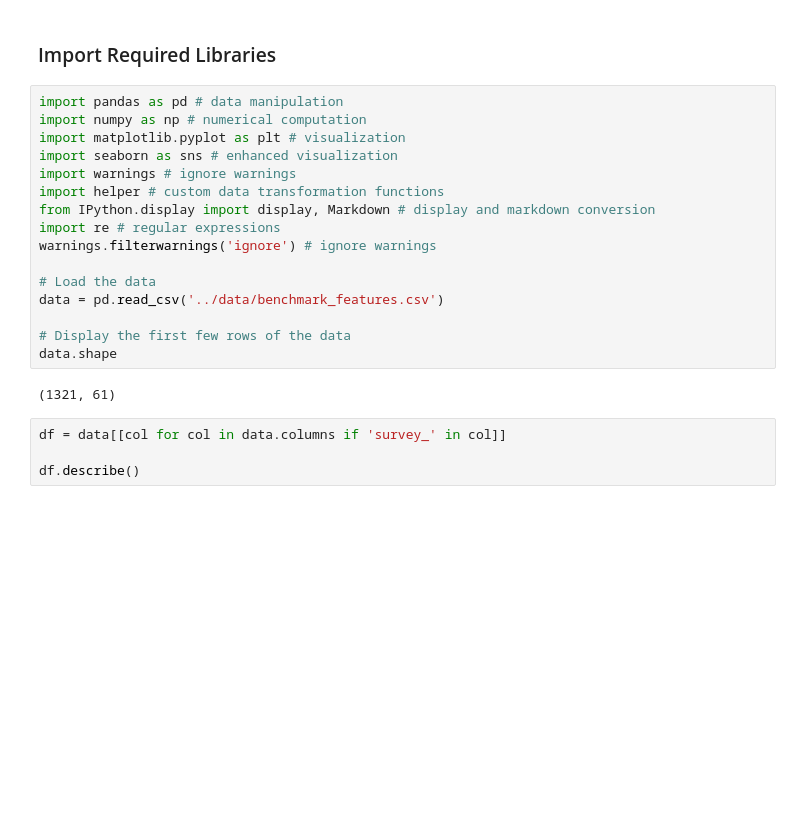
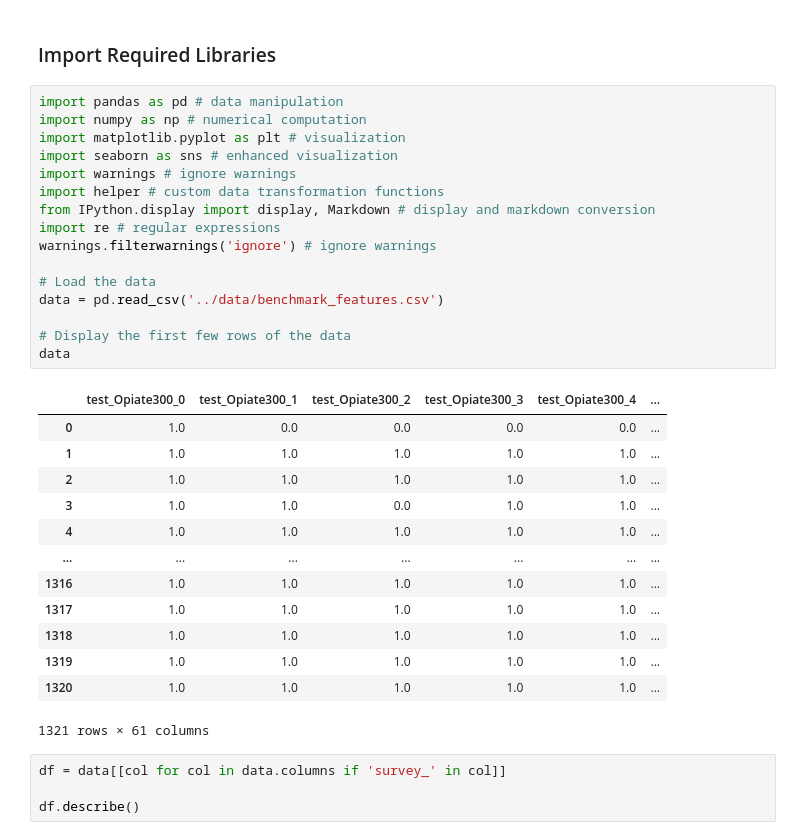
Before and after one commit to DanHerman212/precision_medicine, a Jupyter notebook: code/2_exploratory_analysis.ipynb, the cells around one changed output. Cells and saved outputs as stored; diff of their text form; blank space fills up the shorter version.

```diff
--- a/code/2_exploratory_analysis.ipynb
+++ b/code/2_exploratory_analysis.ipynb
@@ -24,21 +24,33 @@ The analysis will include three steps:<br>
 # %%
 import pandas as pd # data manipulation
 import numpy as np # numerical computation
 import matplotlib.pyplot as plt # visualization
 import seaborn as sns # enhanced visualization
 import warnings # ignore warnings
 import helper # custom data transformation functions
 from IPython.display import display, Markdown # display and markdown conversion
 import re # regular expressions
 warnings.filterwarnings('ignore') # ignore warnings
 
 # Load the data
 data = pd.read_csv('../data/benchmark_features.csv')
 
 # Display the first few rows of the data
-data.shape
+data
 # %% [output]
+|  | test_Opiate300_0 | test_Opiate300_1 | test_Opiate300_2 | test_Opiate300_3 | test_Opiate300_4 | ... |
+| 0 | 1.0 | 0.0 | 0.0 | 0.0 | 0.0 | ... |
+| 1 | 1.0 | 1.0 | 1.0 | 1.0 | 1.0 | ... |
+| 2 | 1.0 | 1.0 | 1.0 | 1.0 | 1.0 | ... |
+| 3 | 1.0 | 1.0 | 0.0 | 1.0 | 1.0 | ... |
+| 4 | 1.0 | 1.0 | 1.0 | 1.0 | 1.0 | ... |
+| ... | ... | ... | ... | ... | ... | ... |
+| 1316 | 1.0 | 1.0 | 1.0 | 1.0 | 1.0 | ... |
+| 1317 | 1.0 | 1.0 | 1.0 | 1.0 | 1.0 | ... |
+| 1318 | 1.0 | 1.0 | 1.0 | 1.0 | 1.0 | ... |
+| 1319 | 1.0 | 1.0 | 1.0 | 1.0 | 1.0 | ... |
+| 1320 | 1.0 | 1.0 | 1.0 | 1.0 | 1.0 | ... |
-(1321, 61)
+1321 rows × 61 columns
 # %%
 df = data[[col for col in data.columns if 'survey_' in col]]
 
```
Also changed, not shown: 3 other files.
